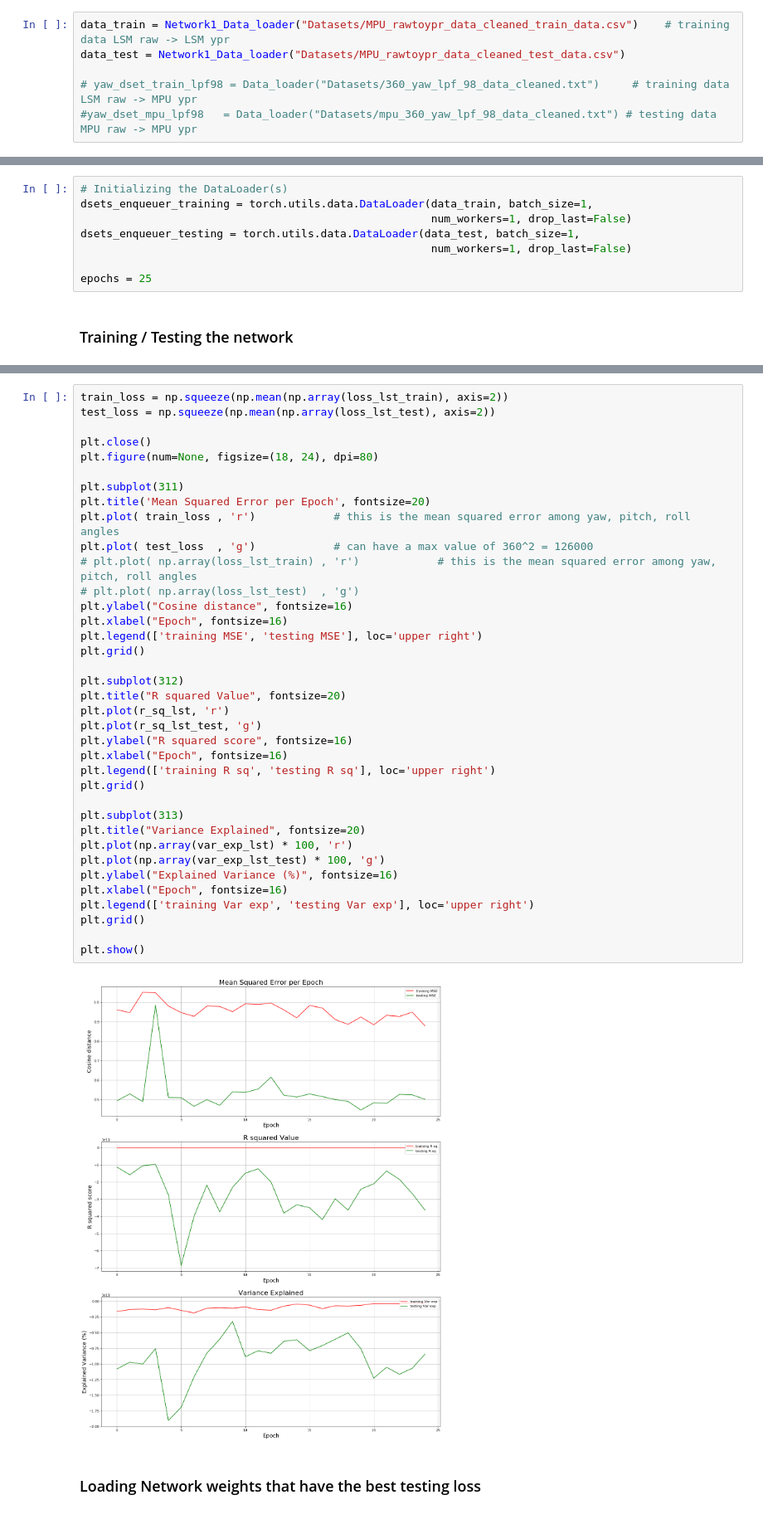
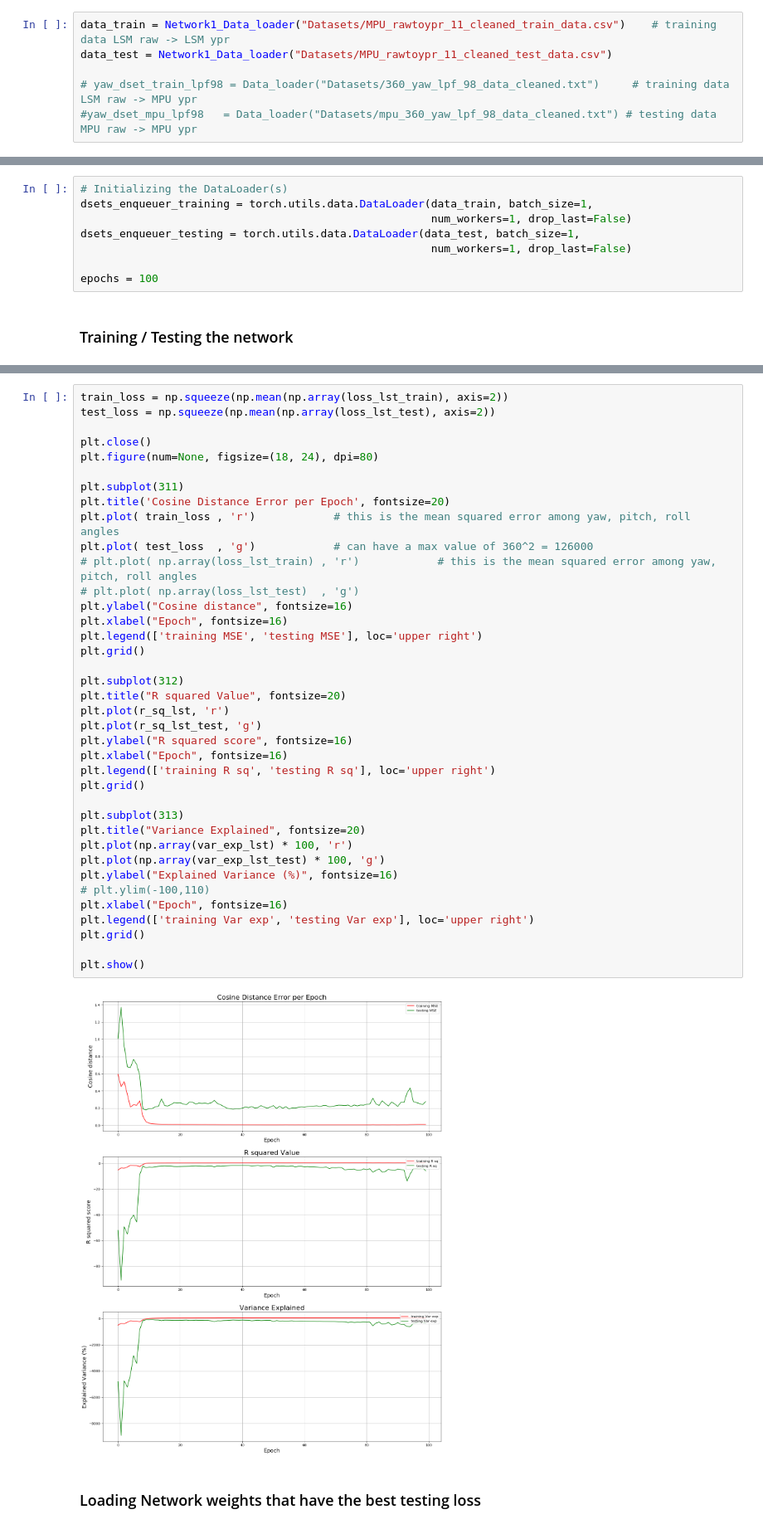
Before and after one commit to crohan009/Motion_Processor_Emulator, a Jupyter notebook: code base/Sensor_fusion/mpu_dmp_emulator_network.ipynb, the cells around one changed output, grey strips where cells are left out. Shown at 83% size. Cells and saved outputs as stored; diff of their text form.

```diff
--- a/code base/Sensor_fusion/mpu_dmp_emulator_network.ipynb
+++ b/code base/Sensor_fusion/mpu_dmp_emulator_network.ipynb
@@ -130,8 +132,8 @@ Network1(
 # %% [markdown]
 ### Instantiating the Data Loader class
 # %%
-data_train = Network1_Data_loader("Datasets/MPU_rawtoypr_data_cleaned_train_data.csv")    # training data LSM raw -> LSM ypr
-data_test = Network1_Data_loader("Datasets/MPU_rawtoypr_data_cleaned_test_data.csv")
+data_train = Network1_Data_loader("Datasets/MPU_rawtoypr_11_cleaned_train_data.csv")    # training data LSM raw -> LSM ypr
+data_test = Network1_Data_loader("Datasets/MPU_rawtoypr_11_cleaned_test_data.csv")
 
 # yaw_dset_train_lpf98 = Data_loader("Datasets/360_yaw_lpf_98_data_cleaned.txt")     # training data LSM raw -> MPU ypr
 #yaw_dset_mpu_lpf98   = Data_loader("Datasets/mpu_360_yaw_lpf_98_data_cleaned.txt") # testing data MPU raw -> MPU ypr
@@ -155,7 +157,7 @@ dsets_enqueuer_training = torch.utils.data.DataLoader(data_train, batch_size=1,
 dsets_enqueuer_testing = torch.utils.data.DataLoader(data_test, batch_size=1,
                                                       num_workers=1, drop_last=False)
 
-epochs = 25
+epochs = 100
 # %% [markdown]
 ### Training / Testing the network
 # %%
@@ -188,37 +190,38 @@ plt.close()
 plt.figure(num=None, figsize=(18, 24), dpi=80)
 
 plt.subplot(311)
-plt.title('Mean Squared Error per Epoch', fontsize=20)
+plt.title('Cosine Distance Error per Epoch', fontsize=20)
 plt.plot( train_loss , 'r')            # this is the mean squared error among yaw, pitch, roll angles
 plt.plot( test_loss  , 'g')            # can have a max value of 360^2 = 126000
 # plt.plot( np.array(loss_lst_train) , 'r')            # this is the mean squared error among yaw, pitch, roll angles
 # plt.plot( np.array(loss_lst_test)  , 'g')
 plt.ylabel("Cosine distance", fontsize=16)
 plt.xlabel("Epoch", fontsize=16)
 plt.legend(['training MSE', 'testing MSE'], loc='upper right')
 plt.grid()
 
 plt.subplot(312)
 plt.title("R squared Value", fontsize=20)
 plt.plot(r_sq_lst, 'r')
 plt.plot(r_sq_lst_test, 'g')
 plt.ylabel("R squared score", fontsize=16)
 plt.xlabel("Epoch", fontsize=16)
 plt.legend(['training R sq', 'testing R sq'], loc='upper right')
 plt.grid()
 
 plt.subplot(313)
 plt.title("Variance Explained", fontsize=20)
 plt.plot(np.array(var_exp_lst) * 100, 'r')
 plt.plot(np.array(var_exp_lst_test) * 100, 'g')
 plt.ylabel("Explained Variance (%)", fontsize=16)
+# plt.ylim(-100,110)
 plt.xlabel("Epoch", fontsize=16)
 plt.legend(['training Var exp', 'testing Var exp'], loc='upper right')
 plt.grid()
 
 plt.show()
 # %% [output]
-[figure, old version]
+[figure, new version]
 # %% [markdown]
 ### Loading Network weights that have the best testing loss
 # %%
```
Also changed, not shown: parts of 8 cells of this notebook, 27 other files.
